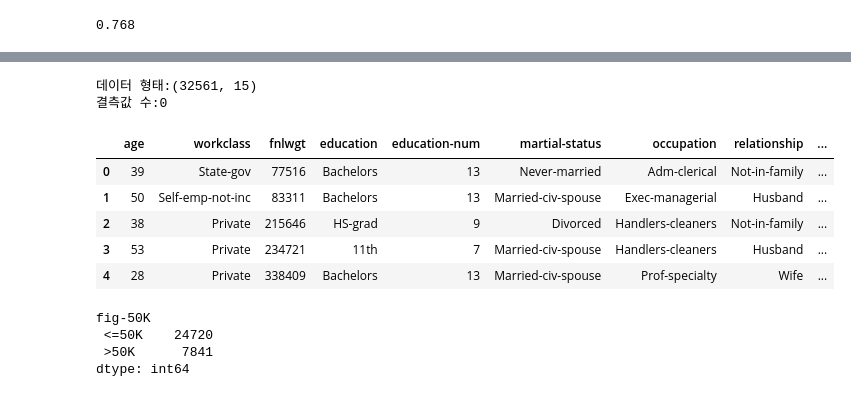
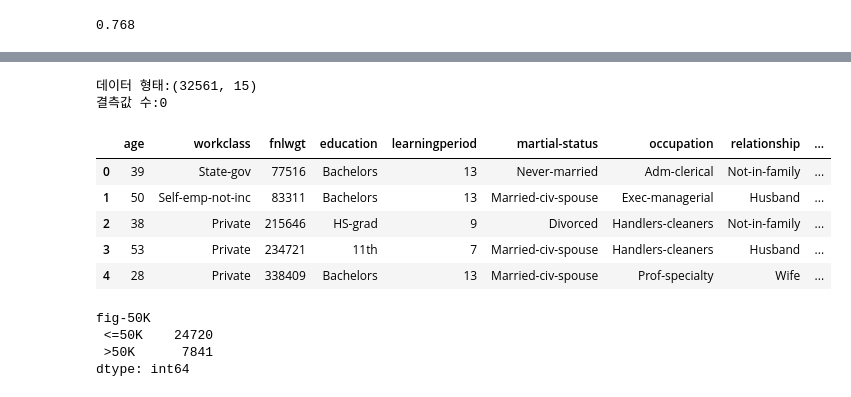
Before and after one commit to jeongbeenson19/dstb, a Jupyter notebook: logistic_regression.ipynb, the cells around one changed output, grey strips where cells are left out. Saved outputs shown, nothing was run; the diff lists cells and outputs as text; code cells hidden in the pictures.

```diff
--- a/logistic_regression.ipynb
+++ b/logistic_regression.ipynb
@@ -466,22 +449,22 @@ plt.show
 # %%
 url = 'http://archive.ics.uci.edu/ml/machine-learning-databases/adult/adult.data'
 res = requests.get(url).content
 
 adult = pd.read_csv(io.StringIO(res.decode('utf-8')),header=None)
 
-adult.columns = ['age', 'workclass', 'fnlwgt', 'education', 'education-num', 'martial-status',
+adult.columns = ['age', 'workclass', 'fnlwgt', 'education', 'learningperiod', 'martial-status',
                  'occupation', 'relationship', 'race', 'sex', 'capital-gain',
                  'capital-loss', 'hours-per-week',
                  'native-country', 'fig-50K']
 
 print('데이터 형태:{}'.format(adult.shape))
 print('결측값 수:{}'.format(adult.isnull().sum().sum()))
 
 adult.head()
 # %% [output]
 데이터 형태:(32561, 15)
 결측값 수:0
-|  | age | workclass | fnlwgt | education | education-num | martial-status | occupation | relationship | ... |
+|  | age | workclass | fnlwgt | education | learningperiod | martial-status | occupation | relationship | ... |
 | 0 | 39 | State-gov | 77516 | Bachelors | 13 | Never-married | Adm-clerical | Not-in-family | ... |
 | 1 | 50 | Self-emp-not-inc | 83311 | Bachelors | 13 | Married-civ-spouse | Exec-managerial | Husband | ... |
 | 2 | 38 | Private | 215646 | HS-grad | 9 | Divorced | Handlers-cleaners | Not-in-family | ... |
```
Also changed, not shown: parts of 21 cells of this notebook, 2 other files.
